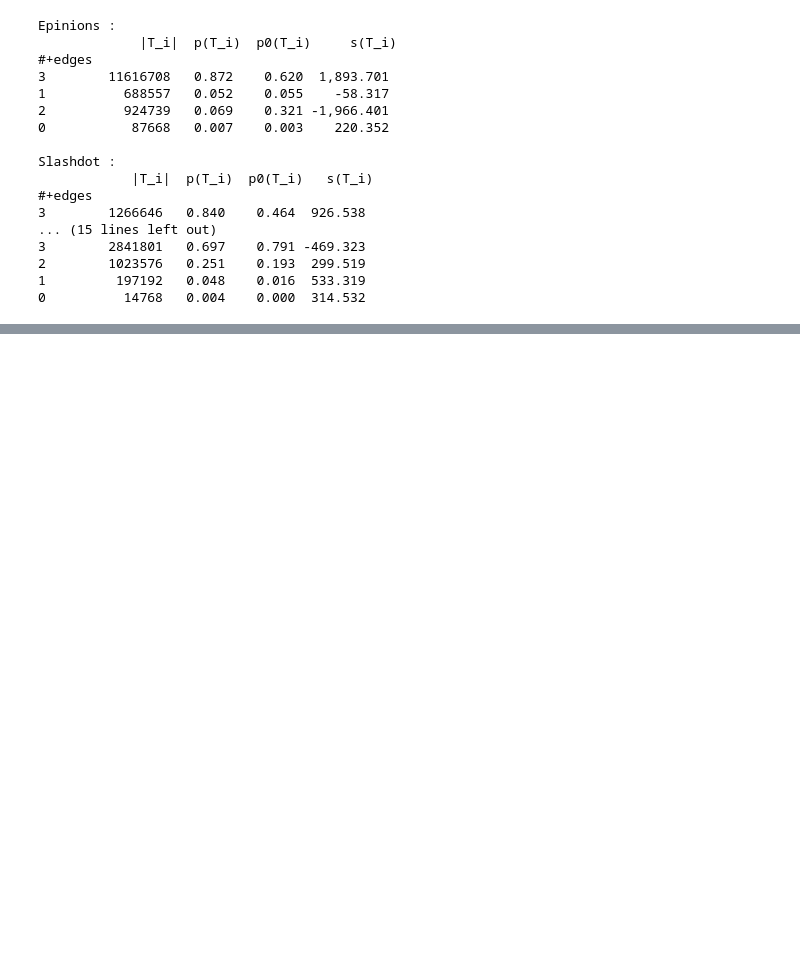
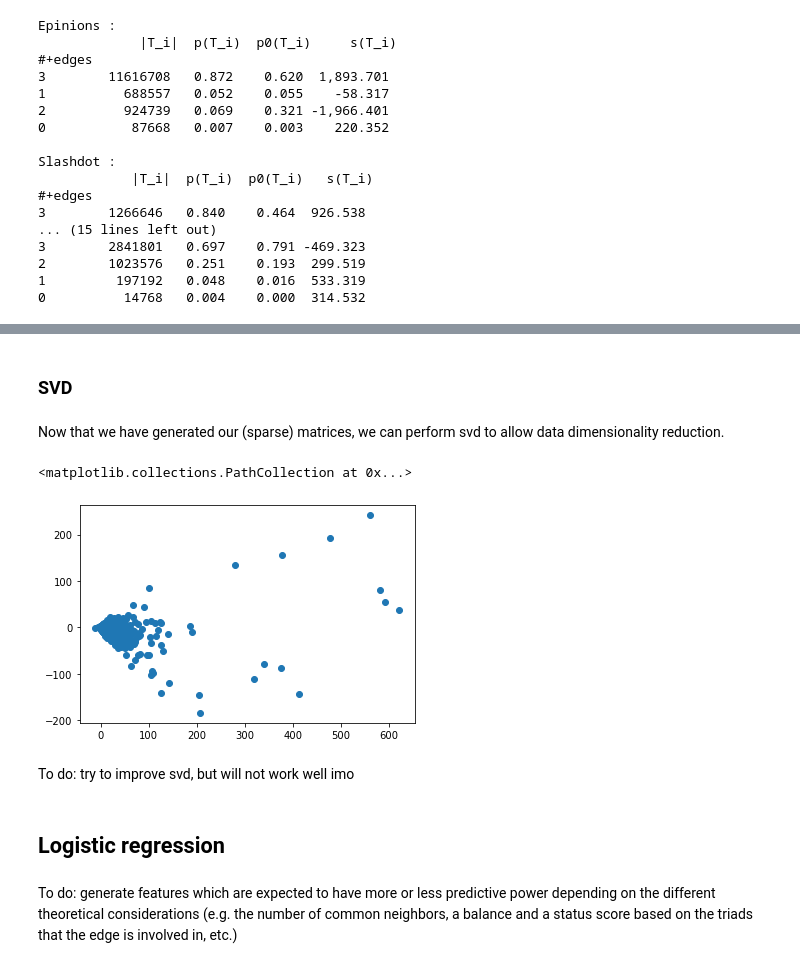
Before and after one commit to epfl-ada/ada-2020-project-milestone-p3-p3_bjr, a Jupyter notebook: creative_extension.ipynb, the cells around one changed output, grey strips where cells are left out. Cells and saved outputs as stored; diff of their text form; code cells hidden in the pictures; blank space fills up the shorter version.

```diff
--- a/creative_extension.ipynb
+++ b/creative_extension.ipynb
@@ -505,0 +725,45 @@ Slashdot :
+# %%
+from scipy.sparse import lil_matrix, csr_matrix
+from sklearn.decomposition import TruncatedSVD
+
+# ----------
+
+def fill_matrix_for_row(row, matrix):
+    matrix[row['ToNodeId'], row['FromNodeId']] += 1
+    return row
+
+# ----------
+
+def generate_matrix(datasets):
+    matrices = []
+    for idx, data in enumerate(datasets):
+        dimension = max(max(data['FromNodeId'].values), max(data['ToNodeId'].values))+1
+        matrix = lil_matrix((dimension, dimension))
+        edges = data.to_numpy()
+        for edge in edges:
+            matrix[edge[0],edge[1]] += edge[2]
+        matrix = csr_matrix(matrix)
+        matrices.append(matrix)
+    return matrices
+# %%
+matrices = generate_matrix(datasets)
+
+# Sanity check
+for i, matrix in enumerate(matrices):
+    assert matrix.sum() == datasets[i]['Sign'].sum()
+# %% [markdown]
+### SVD <a class="anchor" id="svd"></a>
+# %% [markdown]
+Now that we have generated our (sparse) matrices, we can perform svd to allow data dimensionality reduction.
+# %%
+def compute_svd(matrices):
+    k=10
+    matrix_pca = []
+    for idx, matrix in enumerate(matrices):
+        svd = TruncatedSVD(k)
+        matrix_transformed = svd.fit_transform(matrix)
+        explained_variances = svd.explained_variance_ratio_
+        matrix_pca.append([matrix_transformed, explained_variances])
+    return matrix_pca
+# %%
+matrix_pca = compute_svd(matrices)
@@ -505,0 +781,12 @@ Slashdot :
+# %%
+idx = 3
+plt.scatter(matrix_pca[idx][0][:,0], matrix_pca[idx][0][:,1])
+# %% [output]
+<matplotlib.collections.PathCollection at 0x...>
+[figure, added]
+# %% [markdown]
+To do: try to improve svd, but will not work well imo
+# %% [markdown]
+## Logistic regression <a class="anchor" id="logreg"></a>
+# %% [markdown]
+To do: generate features which are expected to have more or less predictive power depending on the different theoretical considerations (e.g. the number of common neighbors, a balance and a status score based on the triads that the edge is involved in, etc.)
```
Also changed, not shown: parts of 24 cells of this notebook, 3 other files.
